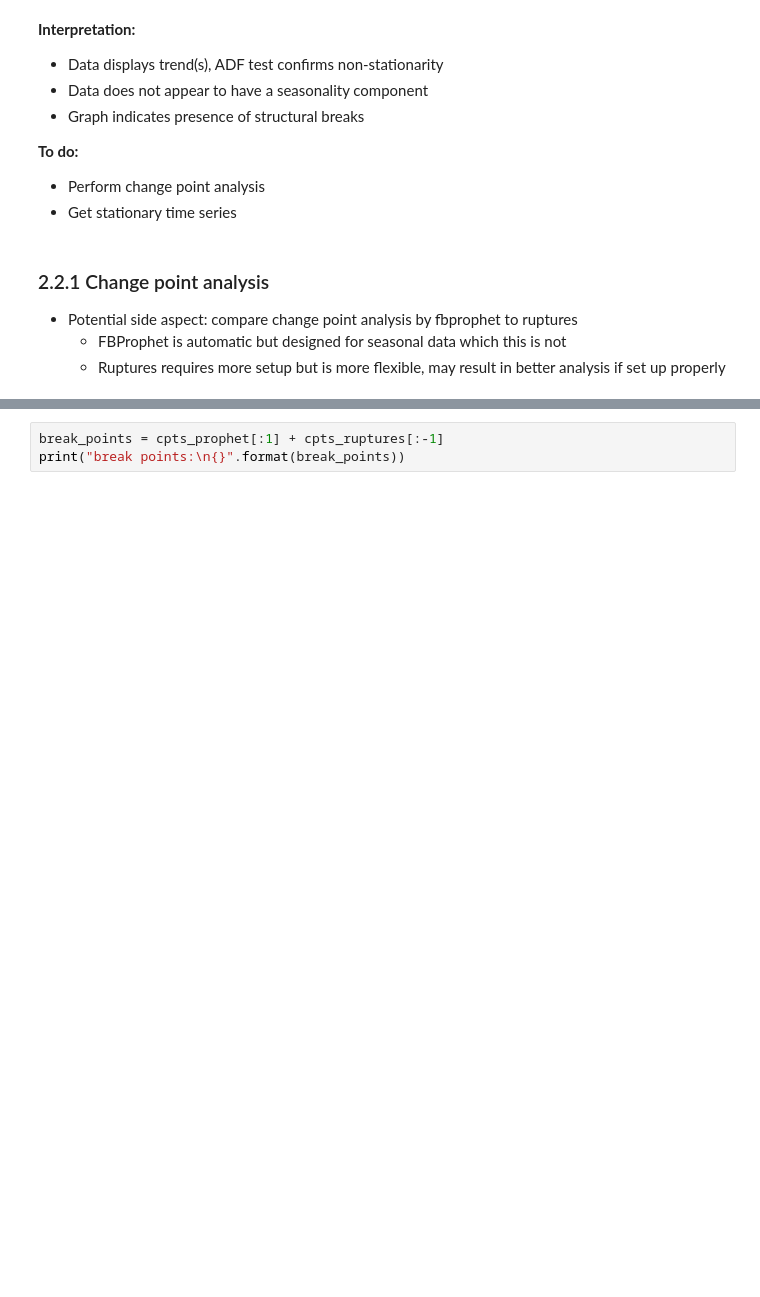
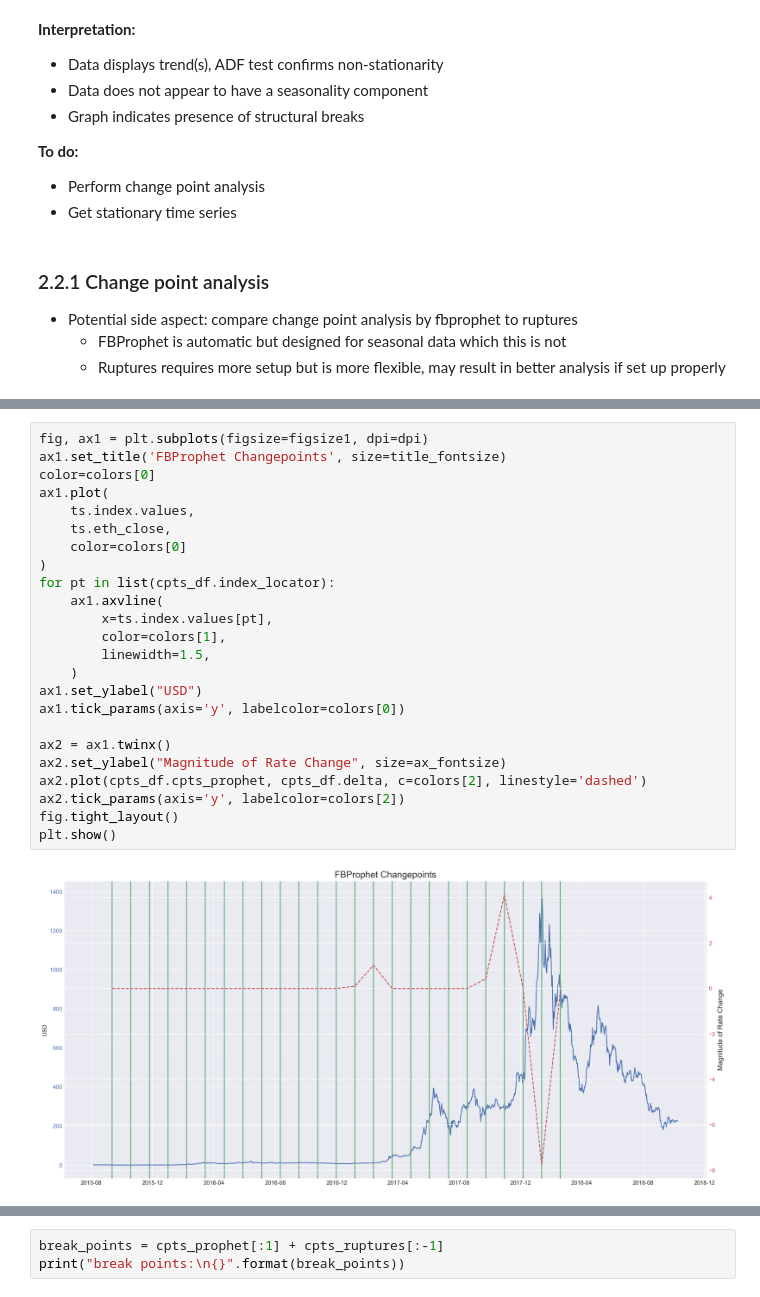
Before and after one commit to brianmcguckin/thinkful_final_capstone, a Jupyter notebook: Ethereum Time Series Analysis.ipynb, the cells around one changed output, grey strips where cells are left out. Cells and saved outputs as stored; diff of their text form; blank space fills up the shorter version.

```diff
--- a/Ethereum Time Series Analysis.ipynb
+++ b/Ethereum Time Series Analysis.ipynb
@@ -393,3 +447,29 @@ plt.show()
+# %%
+fig, ax1 = plt.subplots(figsize=figsize1, dpi=dpi)
+ax1.set_title('FBProphet Changepoints', size=title_fontsize)
+color=colors[0]
+ax1.plot(
+    ts.index.values,
+    ts.eth_close,
+    color=colors[0]
+)
+for pt in list(cpts_df.index_locator):
+    ax1.axvline(
+        x=ts.index.values[pt],
+        color=colors[1],
+        linewidth=1.5,
+    )
+ax1.set_ylabel("USD")
+ax1.tick_params(axis='y', labelcolor=colors[0])
+
+ax2 = ax1.twinx()
+ax2.set_ylabel("Magnitude of Rate Change", size=ax_fontsize)
+ax2.plot(cpts_df.cpts_prophet, cpts_df.delta, c=colors[2], linestyle='dashed')
+ax2.tick_params(axis='y', labelcolor=colors[2])
+fig.tight_layout()
+plt.show()
+# %% [output]
+[figure, added]
 # %%
 # extract significant potential changepoints
 
```
Also changed, not shown: parts of 78 cells of this notebook.
